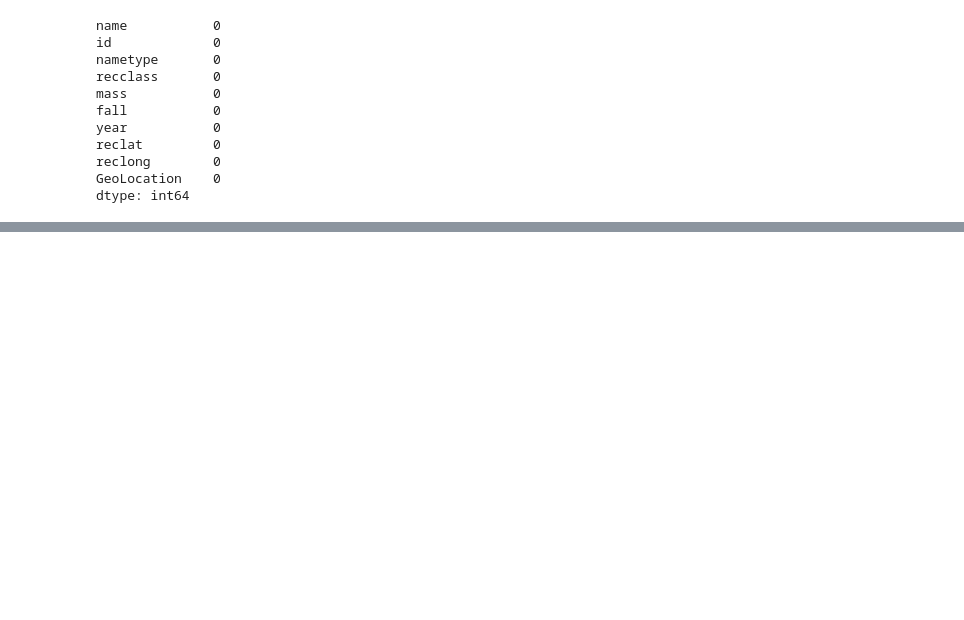
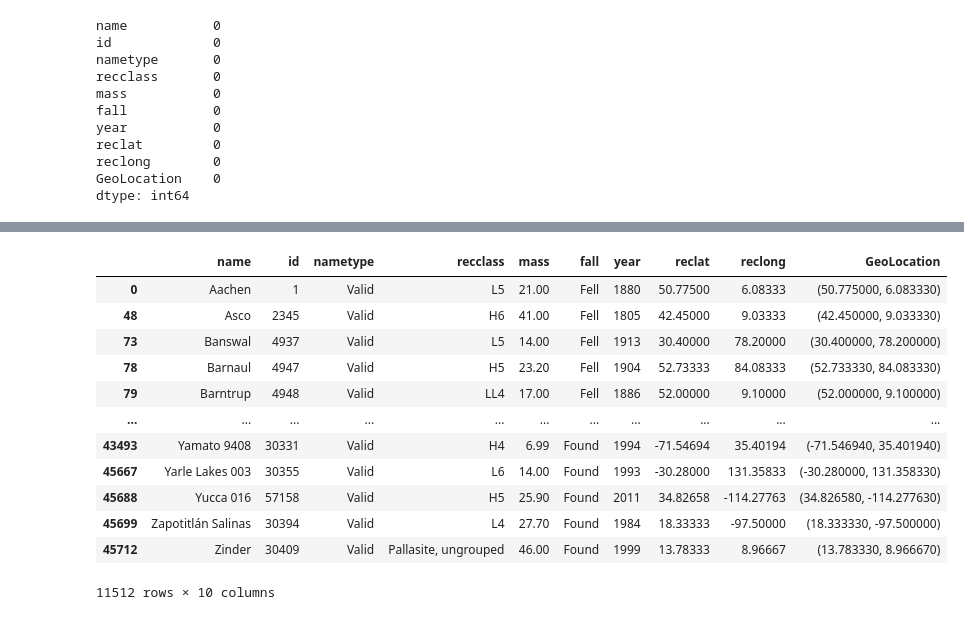
Before and after one commit to skandarblue/altairpresentation, a Jupyter notebook: Untitled.ipynb, the cells around one changed output, grey strips where cells are left out. Saved outputs shown, nothing was run; the diff lists cells and outputs as text; code cells hidden in the pictures; blank space fills up the shorter version.

```diff
--- a/Untitled.ipynb
+++ b/Untitled.ipynb
@@ -249,0 +292,16 @@ Length: 1, dtype: period[A-DEC]
+# %%
+mediummasses
+# %% [output]
+|  | name | id | nametype | recclass | mass | fall | year | reclat | reclong | GeoLocation |
+| 0 | Aachen | 1 | Valid | L5 | 21.00 | Fell | 1880 | 50.77500 | 6.08333 | (50.775000, 6.083330) |
+| 48 | Asco | 2345 | Valid | H6 | 41.00 | Fell | 1805 | 42.45000 | 9.03333 | (42.450000, 9.033330) |
+| 73 | Banswal | 4937 | Valid | L5 | 14.00 | Fell | 1913 | 30.40000 | 78.20000 | (30.400000, 78.200000) |
+| 78 | Barnaul | 4947 | Valid | H5 | 23.20 | Fell | 1904 | 52.73333 | 84.08333 | (52.733330, 84.083330) |
+| 79 | Barntrup | 4948 | Valid | LL4 | 17.00 | Fell | 1886 | 52.00000 | 9.10000 | (52.000000, 9.100000) |
+| ... | ... | ... | ... | ... | ... | ... | ... | ... | ... | ... |
+| 43493 | Yamato 9408 | 30331 | Valid | H4 | 6.99 | Found | 1994 | -71.54694 | 35.40194 | (-71.546940, 35.401940) |
+| 45667 | Yarle Lakes 003 | 30355 | Valid | L6 | 14.00 | Found | 1993 | -30.28000 | 131.35833 | (-30.280000, 131.358330) |
+| 45688 | Yucca 016 | 57158 | Valid | H5 | 25.90 | Found | 2011 | 34.82658 | -114.27763 | (34.826580, -114.277630) |
+| 45699 | Zapotitlán Salinas | 30394 | Valid | L4 | 27.70 | Found | 1984 | 18.33333 | -97.50000 | (18.333330, -97.500000) |
+| 45712 | Zinder | 30409 | Valid | Pallasite, ungrouped | 46.00 | Found | 1999 | 13.78333 | 8.96667 | (13.783330, 8.966670) |
+11512 rows × 10 columns
```
Also changed, not shown: parts of 20 cells of this notebook.
